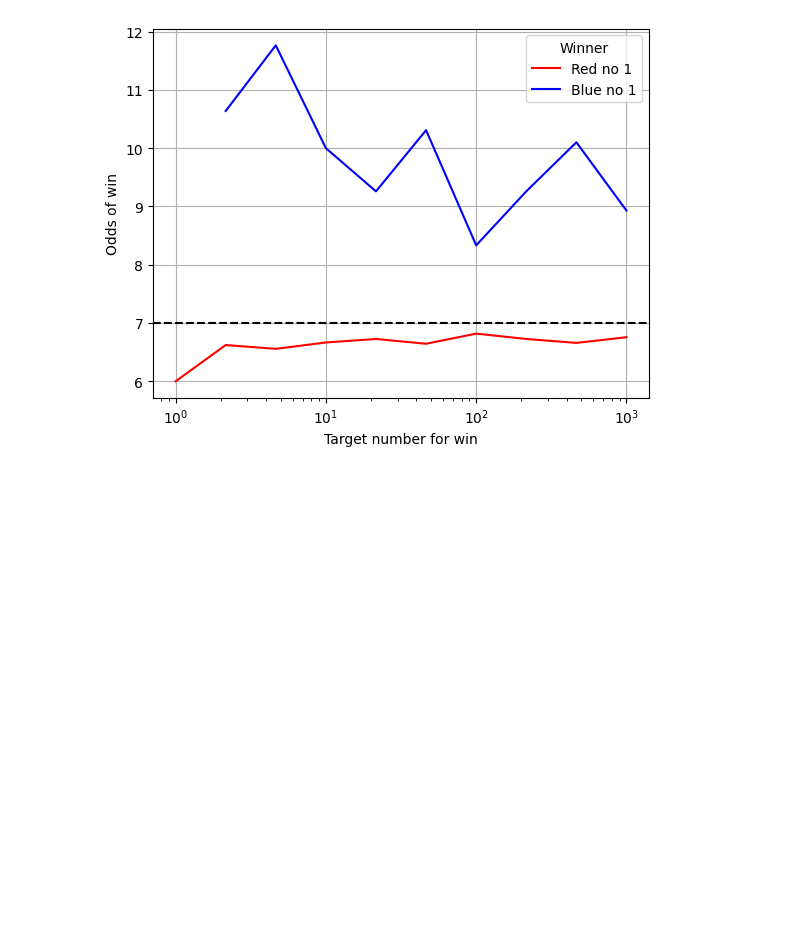
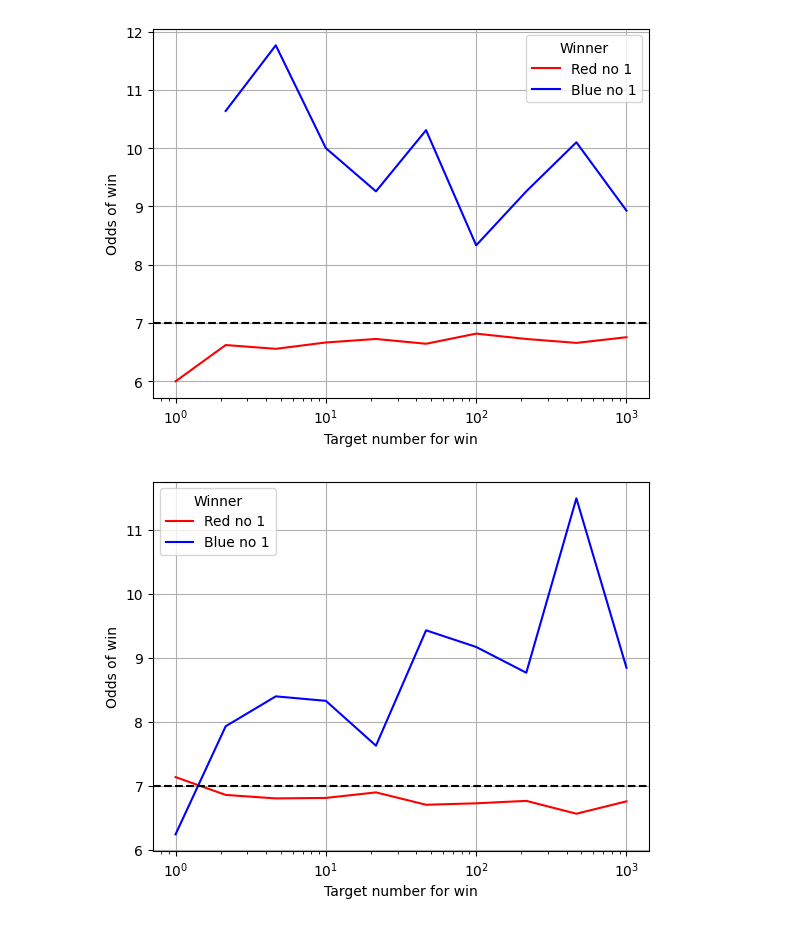
Before and after one commit to charlesbaynham/notebooks, a Jupyter notebook: 20240609 The dice game.ipynb, the cells around one changed output. Saved outputs shown, nothing was run; the diff lists cells and outputs as text; code cells hidden in the pictures; blank space fills up the shorter version.

Commit message:
Try with blue going first

```diff
--- a/20240609 The dice game.ipynb
+++ b/20240609 The dice game.ipynb
@@ -85,9 +85,16 @@ for _ in range(repeats):
 # %%
 winning_roll = 10
 
-def simulate(winning_roll=10):
+def simulate(winning_roll=10, blue_rolls_first=False):
     reds = {k:0 for k in range(1,7)}
     blues = {k:0 for k in range(1,7)}
+
+    if blue_rolls_first:
+        blue_roll = np.random.randint(1,7)
+        blues[blue_roll] += 1
+
+        if blues[blue_roll] >= winning_roll and blue_roll == 1:
+            return (False, blue_roll)
 
     while True:
         red_roll = np.random.randint(1,7)
@@ -133,8 +140,8 @@ N / (sum(red_wins)/6)
 # %% [output]
 6.818181818181818
 # %%
-def run_many(winning_roll, N):
-    results = [simulate(winning_roll=winning_roll) for _ in range(N)]
+def run_many(winning_roll, N, blue_rolls_first=False):
+    results = [simulate(winning_roll=winning_roll, blue_rolls_first=blue_rolls_first) for _ in range(N)]
     red_wins, winning_number = zip(*results)
     red_wins = np.array(red_wins)
     winning_number = np.array(winning_number)
@@ -178,3 +185,22 @@ plt.ylabel("Odds of win")
 plt.grid(True)
 # %% [output]
 [figure]
+# %%
+results_raw_blue_first = [run_many(t, 1000, blue_rolls_first=True) for t in target]
+# %%
+results = [summarize(*r) for r in results_raw_blue_first]
+
+prob_red, prob_blue = zip(*results)
+prob_red = np.array(prob_red)
+prob_blue = np.array(prob_blue)
+
+plt.semilogx(target, 1/prob_red, 'r')
+plt.semilogx(target, 1/prob_blue, 'b')
+plt.axhline(7, linestyle='--', color='black')
+
+plt.legend(["Red no 1", "Blue no 1"], title="Winner")
+plt.xlabel("Target number for win")
+plt.ylabel("Odds of win")
+plt.grid(True)
+# %% [output]
+[figure, added]
```
Also changed, not shown: parts of 4 cells of this notebook.
